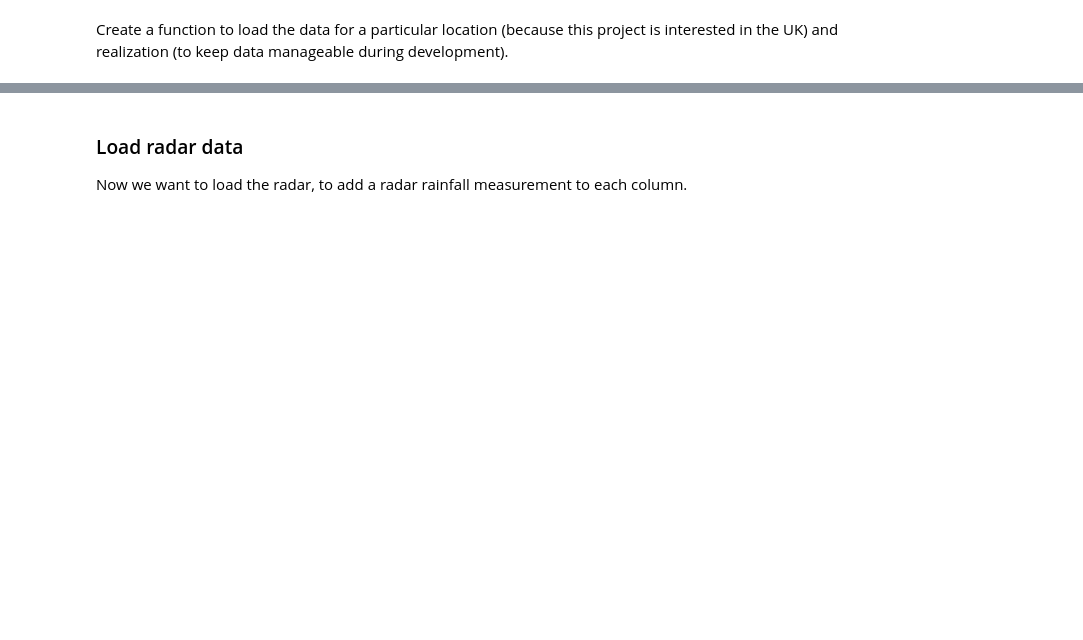
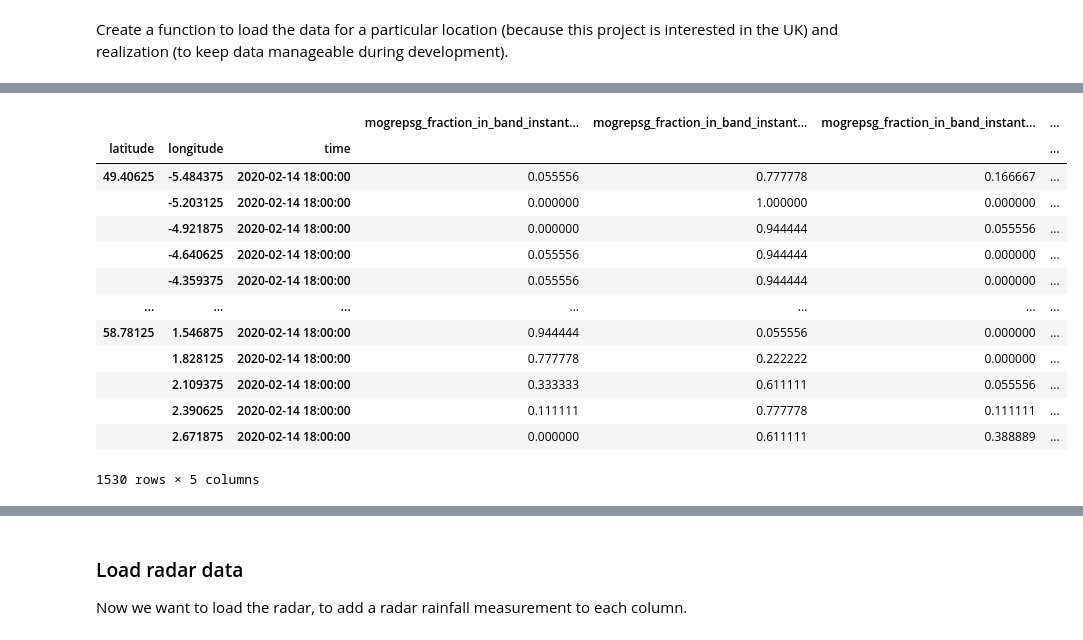
Before and after one commit to informatics-lab/precip_rediagnosis, a Jupyter notebook: data_prep/transform_and_preprocess_spice.ipynb, the cells around one changed output, grey strips where cells are left out. Saved outputs shown, nothing was run; the diff lists cells and outputs as text; code cells hidden in the pictures; blank space fills up the shorter version.

```diff
--- a/data_prep/transform_and_preprocess_spice.ipynb
+++ b/data_prep/transform_and_preprocess_spice.ipynb
@@ -230,0 +282,18 @@ hl_df_multirow
+# %%
+ensemble_fractions_df = pandas.concat(ensemble_fractions, axis=1)
+ensemble_fractions_df
+# %% [output]
+|  |  |  | mogrepsg_fraction_in_band_instant... | mogrepsg_fraction_in_band_instant... | mogrepsg_fraction_in_band_instant... | ... |
+| latitude | longitude | time |  |  |  | ... |
+| 49.40625 | -5.484375 | 2020-02-14 18:00:00 | 0.055556 | 0.777778 | 0.166667 | ... |
+|  | -5.203125 | 2020-02-14 18:00:00 | 0.000000 | 1.000000 | 0.000000 | ... |
+|  | -4.921875 | 2020-02-14 18:00:00 | 0.000000 | 0.944444 | 0.055556 | ... |
+|  | -4.640625 | 2020-02-14 18:00:00 | 0.055556 | 0.944444 | 0.000000 | ... |
+|  | -4.359375 | 2020-02-14 18:00:00 | 0.055556 | 0.944444 | 0.000000 | ... |
+| ... | ... | ... | ... | ... | ... | ... |
+| 58.78125 | 1.546875 | 2020-02-14 18:00:00 | 0.944444 | 0.055556 | 0.000000 | ... |
+|  | 1.828125 | 2020-02-14 18:00:00 | 0.777778 | 0.222222 | 0.000000 | ... |
+|  | 2.109375 | 2020-02-14 18:00:00 | 0.333333 | 0.611111 | 0.055556 | ... |
+|  | 2.390625 | 2020-02-14 18:00:00 | 0.111111 | 0.777778 | 0.111111 | ... |
+|  | 2.671875 | 2020-02-14 18:00:00 | 0.000000 | 0.611111 | 0.388889 | ... |
+1530 rows × 5 columns
```
Also changed, not shown: parts of 102 cells of this notebook.
